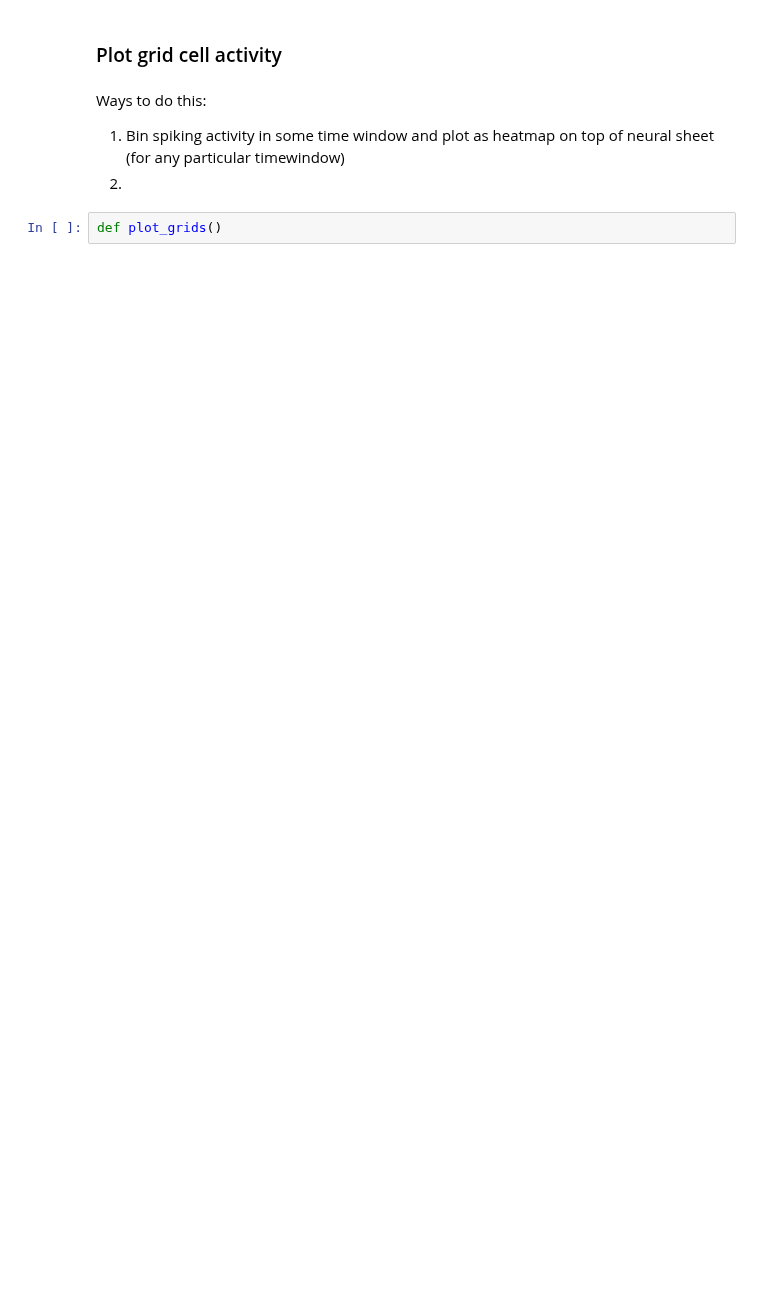
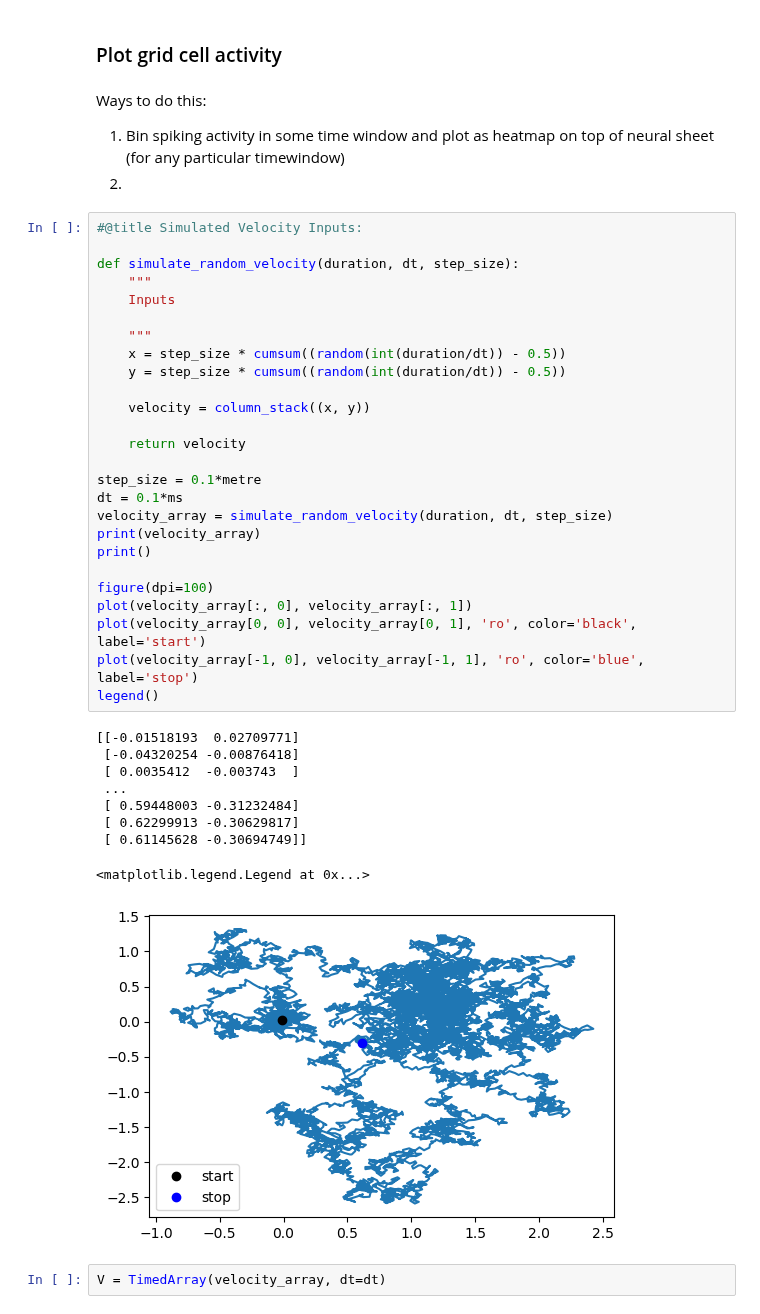
Before and after one commit to divyanshgupt/travelling-wave-mec, a Jupyter notebook: Continuous Attractor Model/Kang_DeWeese.ipynb, the cells around one changed output. Cells and saved outputs as stored; diff of their text form; blank space fills up the shorter version.

Commit message:
have defined multiple functions for use in equations and expressions, created random velocity array

```diff
--- a/Continuous Attractor Model/Kang_DeWeese.ipynb
+++ b/Continuous Attractor Model/Kang_DeWeese.ipynb
@@ -315,5 +478,41 @@ eval(P_n.dir)
 Ways to do this:
 1. Bin spiking activity in some time window and plot as heatmap on top of neural sheet (for any particular timewindow)
 2.
-# %%
-def plot_grids()
+# %%
+#@title Simulated Velocity Inputs:
+
+def simulate_random_velocity(duration, dt, step_size):
+    """
+    Inputs
+
+    """
+    x = step_size * cumsum((random(int(duration/dt)) - 0.5))
+    y = step_size * cumsum((random(int(duration/dt)) - 0.5))
+
+    velocity = column_stack((x, y))
+
+    return velocity
+
+step_size = 0.1*metre
+dt = 0.1*ms
+velocity_array = simulate_random_velocity(duration, dt, step_size)
+print(velocity_array)
+print()
+
+figure(dpi=100)
+plot(velocity_array[:, 0], velocity_array[:, 1])
+plot(velocity_array[0, 0], velocity_array[0, 1], 'ro', color='black', label='start')
+plot(velocity_array[-1, 0], velocity_array[-1, 1], 'ro', color='blue', label='stop')
+legend()
+# %% [output]
+[[-0.01518193  0.02709771]
+ [-0.04320254 -0.00876418]
+ [ 0.0035412  -0.003743  ]
+ ...
+ [ 0.59448003 -0.31232484]
+ [ 0.62299913 -0.30629817]
+ [ 0.61145628 -0.30694749]]
+<matplotlib.legend.Legend at 0x...>
+[figure, added]
+# %%
+V = TimedArray(velocity_array, dt=dt)
```
Also changed, not shown: parts of 27 cells of this notebook.
